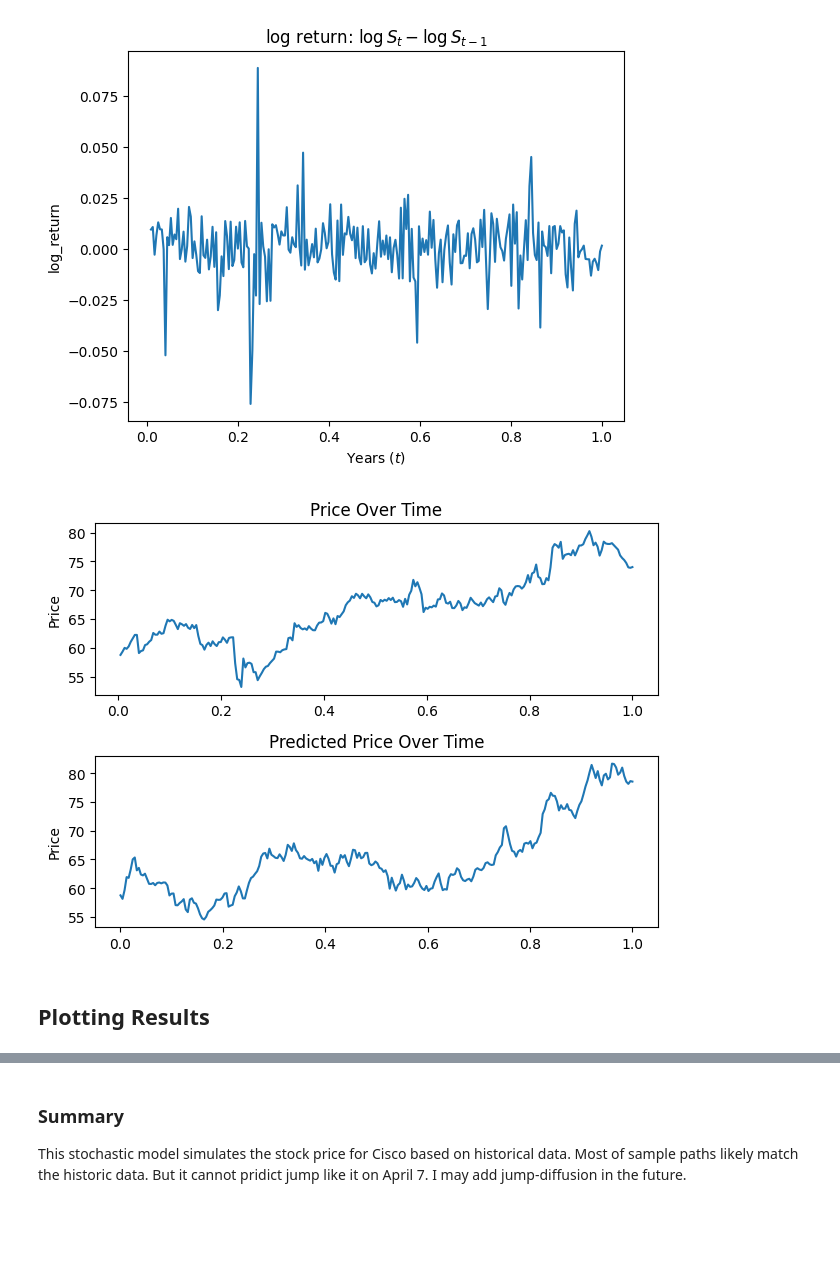
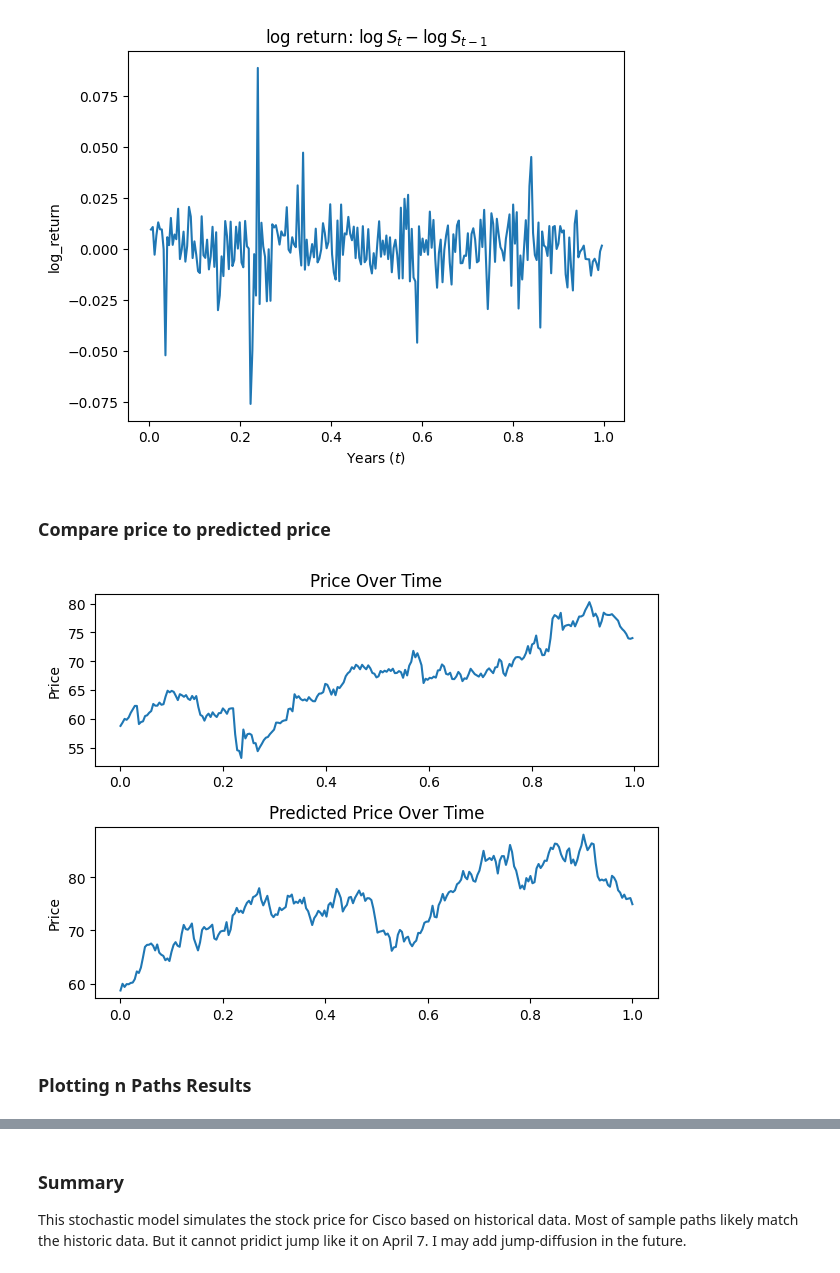
Before and after one commit to liwenw-source/stochastic-process, a Jupyter notebook: brownian_motion_share_price_modelling/brownian_motion_share_price_modelling.ipynb, the cells around one changed output, grey strips where cells are left out. Drawn from its saved outputs; the diff is of its cells as text; code cells hidden in the pictures; blank space fills up the shorter version.

```diff
--- a/brownian_motion_share_price_modelling/brownian_motion_share_price_modelling.ipynb
+++ b/brownian_motion_share_price_modelling/brownian_motion_share_price_modelling.ipynb
@@ -118,0 +148,18 @@ time = np.linspace(0,T,n+1)
+# %%
+# Create model
+model = DriftBrownianMotionSimulator(mu, sigma, n_steps)
+
+# Simulate
+n_paths = 1
+dt = 1
+T = 1
+S0 = df['price'][0]
+
+t, St = model.simulate(S0, T, dt, n_paths)
+
+plt.plot(t, St.T)
+plt.xlabel("Years $(t)$")
+plt.ylabel("predicted price")
+plt.title(
+    "Predicted Price $S_t$"
+)
@@ -136,33 +191,20 @@ plt.title(
 plt.show()
 # %% [output]
 [figure]
-# %%
-
-# calc each time step for a single sample path
-dt = 1
-
-St = [S0]
-tmp = S0
-for i in range(n):
-    tmp = tmp * math.exp(
-        (mu - sigma ** 2 / 2) * dt
-        + sigma * np.random.normal(0, math.sqrt(dt))
-    )
-    St.append(tmp)
-
-# print(St)
+# %% [markdown]
+### Compare price to predicted price
 # %%
 fig, axes = plt.subplots(2, 1)
 
-axes[0].plot(time[1:], df['price'])
+axes[0].plot(t[0:n_steps], df['price'])
 axes[0].set_title('Price Over Time')
 axes[0].set_ylabel('Price')
 
-axes[1].plot(time, St)
+axes[1].plot(t, St.T)
 axes[1].set_title('Predicted Price Over Time')
 axes[1].set_ylabel('Price')
 
 plt.tight_layout()
 plt.show()
 # %% [output]
-[figure, old version]
+[figure, new version]
@@ -191,3 +211,3 @@ St = S0 * St.cumprod(axis=0)
 # %% [markdown]
-## Plotting Results
+### Plotting n Paths Results
 # %%
```
Also changed, not shown: parts of 12 cells of this notebook.
